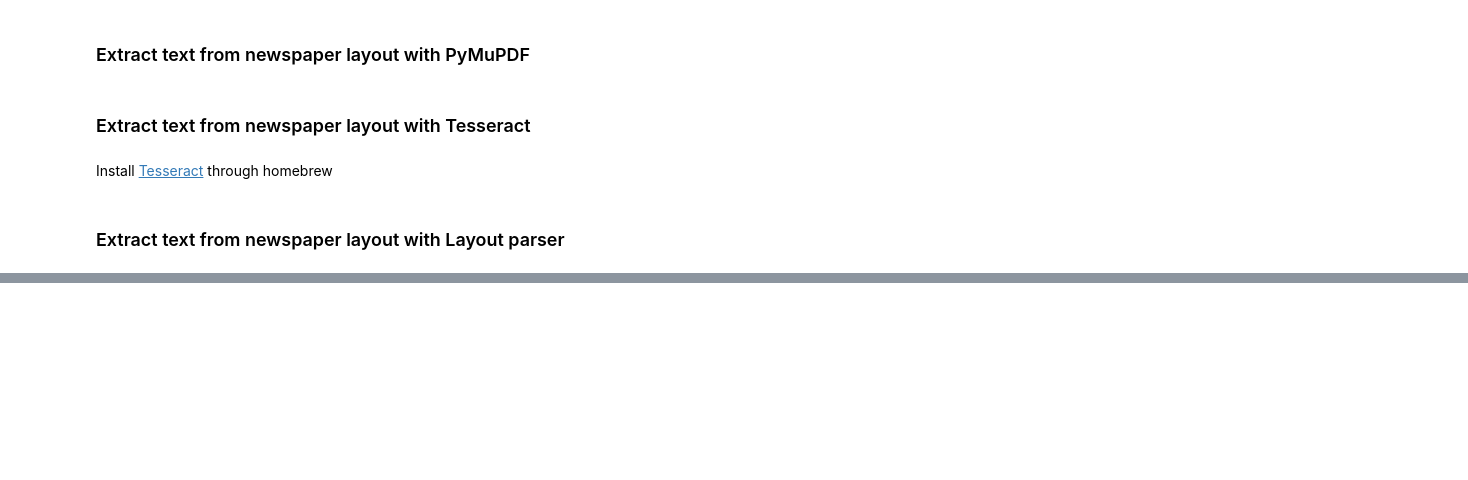
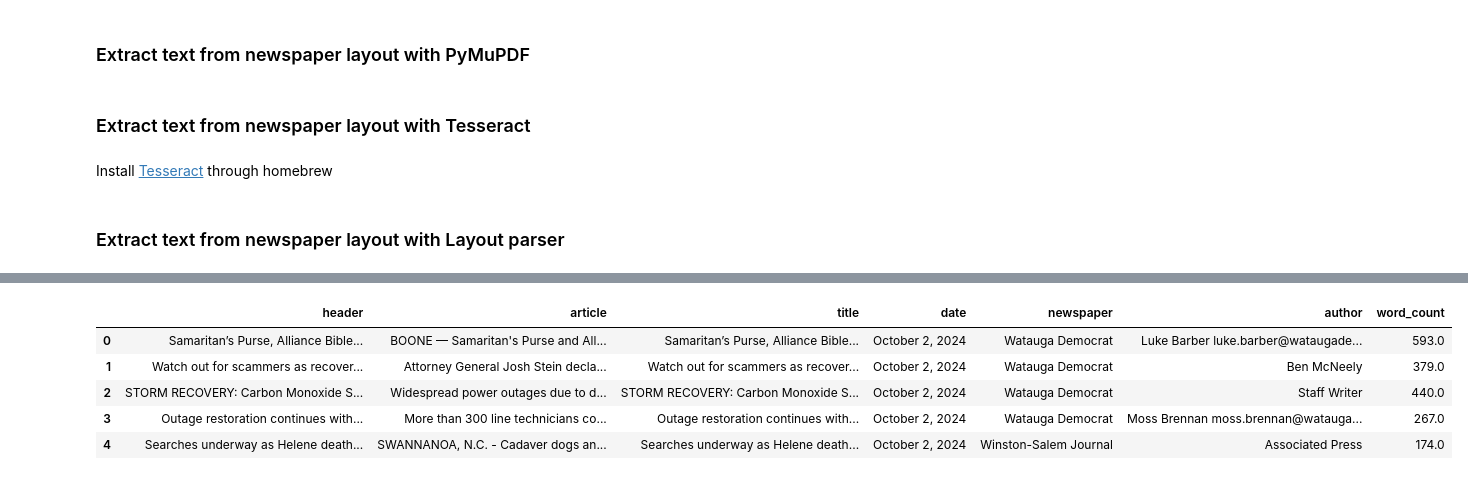
Before and after one commit to yanansun0074/helene_coverage, a Jupyter notebook: news_collection.ipynb, the cells around one changed output, grey strips where cells are left out. Saved outputs shown, nothing was run; the diff lists cells and outputs as text; code cells hidden in the pictures; blank space fills up the shorter version.

Commit message:
Filter articles

```diff
--- a/news_collection.ipynb
+++ b/news_collection.ipynb
@@ -295,0 +375,4 @@ for block in detected_layout:
+# %%
+helene_newspaper = pd.read_csv('helene_newspaper.csv')
+articles = pd.read_csv('articles_20241112_cleaned.csv')
+articles.head()
@@ -295,0 +386,27 @@ for block in detected_layout:
+# %%
+# FUNC: correct_news_name
+# Input: newspaper name from NewsBank(str) e.g. Watauga Democrat, The (Boone, NC)
+# Output: newspaper name corrected e.g. The Watauga Democrat
+def correct_news_name(newspaper):
+    if ", The" in newspaper:
+        loc = newspaper.find(", The")
+        newspaper = newspaper[:loc]
+    elif "(" in newspaper:
+        loc = newspaper.find('(')
+        newspaper = newspaper[:loc]
+
+    # Get rid of "The" at the beginning
+    pattern = r"^The\s"
+    newspaper = re.sub(pattern, "", newspaper)
+
+    return newspaper
+# %%
+articles['newspaper'] = articles['newspaper'].apply(lambda x: correct_news_name(x))
+articles.head()
+# %% [output]
+|  | header | article | title | date | newspaper | author | word_count |
+| 0 | Samaritan’s Purse, Alliance Bible... | BOONE — Samaritan's Purse and All... | Samaritan’s Purse, Alliance Bible... | October 2, 2024 | Watauga Democrat | Luke Barber luke.barber@wataugade... | 593.0 |
+| 1 | Watch out for scammers as recover... | Attorney General Josh Stein decla... | Watch out for scammers as recover... | October 2, 2024 | Watauga Democrat | Ben McNeely | 379.0 |
+| 2 | STORM RECOVERY: Carbon Monoxide S... | Widespread power outages due to d... | STORM RECOVERY: Carbon Monoxide S... | October 2, 2024 | Watauga Democrat | Staff Writer | 440.0 |
+| 3 | Outage restoration continues with... | More than 300 line technicians co... | Outage restoration continues with... | October 2, 2024 | Watauga Democrat | Moss Brennan moss.brennan@watauga... | 267.0 |
+| 4 | Searches underway as Helene death... | SWANNANOA, N.C. - Cadaver dogs an... | Searches underway as Helene death... | October 2, 2024 | Winston-Salem Journal | Associated Press | 174.0 |
```
Also changed, not shown: parts of 13 cells of this notebook, 8 other files.
